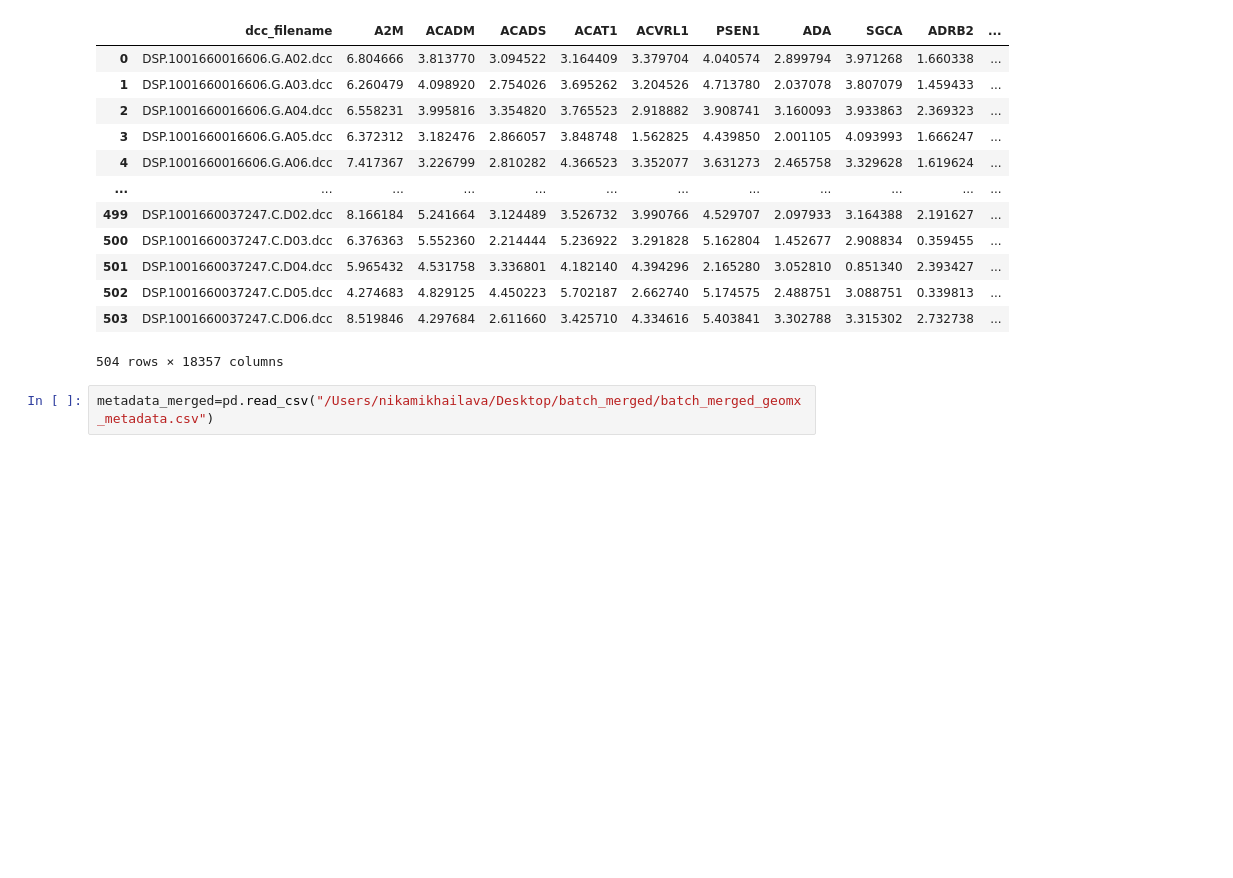
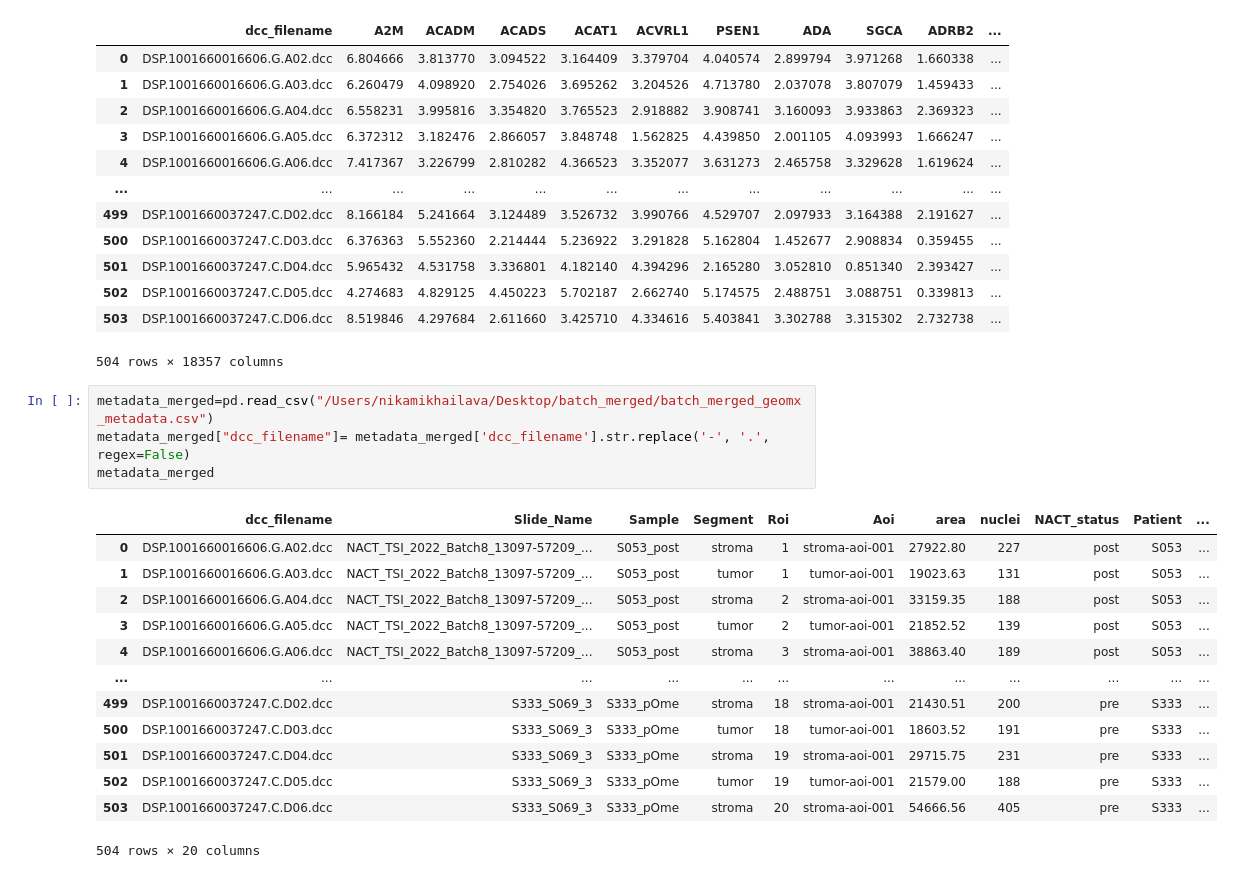
Before and after one commit to farkkilab/GeoFibroMax, a Jupyter notebook: batch_merged/log_gene_expression_fibroblasts.ipynb, the cells around one changed output. Saved outputs shown, nothing was run; the diff lists cells and outputs as text; blank space fills up the shorter version.

```diff
--- a/batch_merged/log_gene_expression_fibroblasts.ipynb
+++ b/batch_merged/log_gene_expression_fibroblasts.ipynb
@@ -368,4 +352,20 @@ stromal_gene_expression
 504 rows × 18357 columns
 # %%
 metadata_merged=pd.read_csv("/Users/nikamikhailava/Desktop/batch_merged/batch_merged_geomx_metadata.csv")
+metadata_merged["dcc_filename"]= metadata_merged['dcc_filename'].str.replace('-', '.', regex=False)
+metadata_merged
+# %% [output]
+|  | dcc_filename | Slide_Name | Sample | Segment | Roi | Aoi | area | nuclei | NACT_status | Patient | ... |
+| 0 | DSP.1001660016606.G.A02.dcc | NACT_TSI_2022_Batch8_13097-57209_... | S053_post | stroma | 1 | stroma-aoi-001 | 27922.80 | 227 | post | S053 | ... |
+| 1 | DSP.1001660016606.G.A03.dcc | NACT_TSI_2022_Batch8_13097-57209_... | S053_post | tumor | 1 | tumor-aoi-001 | 19023.63 | 131 | post | S053 | ... |
+| 2 | DSP.1001660016606.G.A04.dcc | NACT_TSI_2022_Batch8_13097-57209_... | S053_post | stroma | 2 | stroma-aoi-001 | 33159.35 | 188 | post | S053 | ... |
+| 3 | DSP.1001660016606.G.A05.dcc | NACT_TSI_2022_Batch8_13097-57209_... | S053_post | tumor | 2 | tumor-aoi-001 | 21852.52 | 139 | post | S053 | ... |
+| 4 | DSP.1001660016606.G.A06.dcc | NACT_TSI_2022_Batch8_13097-57209_... | S053_post | stroma | 3 | stroma-aoi-001 | 38863.40 | 189 | post | S053 | ... |
+| ... | ... | ... | ... | ... | ... | ... | ... | ... | ... | ... | ... |
+| 499 | DSP.1001660037247.C.D02.dcc | S333_S069_3 | S333_pOme | stroma | 18 | stroma-aoi-001 | 21430.51 | 200 | pre | S333 | ... |
+| 500 | DSP.1001660037247.C.D03.dcc | S333_S069_3 | S333_pOme | tumor | 18 | tumor-aoi-001 | 18603.52 | 191 | pre | S333 | ... |
+| 501 | DSP.1001660037247.C.D04.dcc | S333_S069_3 | S333_pOme | stroma | 19 | stroma-aoi-001 | 29715.75 | 231 | pre | S333 | ... |
+| 502 | DSP.1001660037247.C.D05.dcc | S333_S069_3 | S333_pOme | tumor | 19 | tumor-aoi-001 | 21579.00 | 188 | pre | S333 | ... |
+| 503 | DSP.1001660037247.C.D06.dcc | S333_S069_3 | S333_pOme | stroma | 20 | stroma-aoi-001 | 54666.56 | 405 | pre | S333 | ... |
+504 rows × 20 columns
 # %%
```
Also changed, not shown: parts of 12 cells of this notebook, 4 other files.
